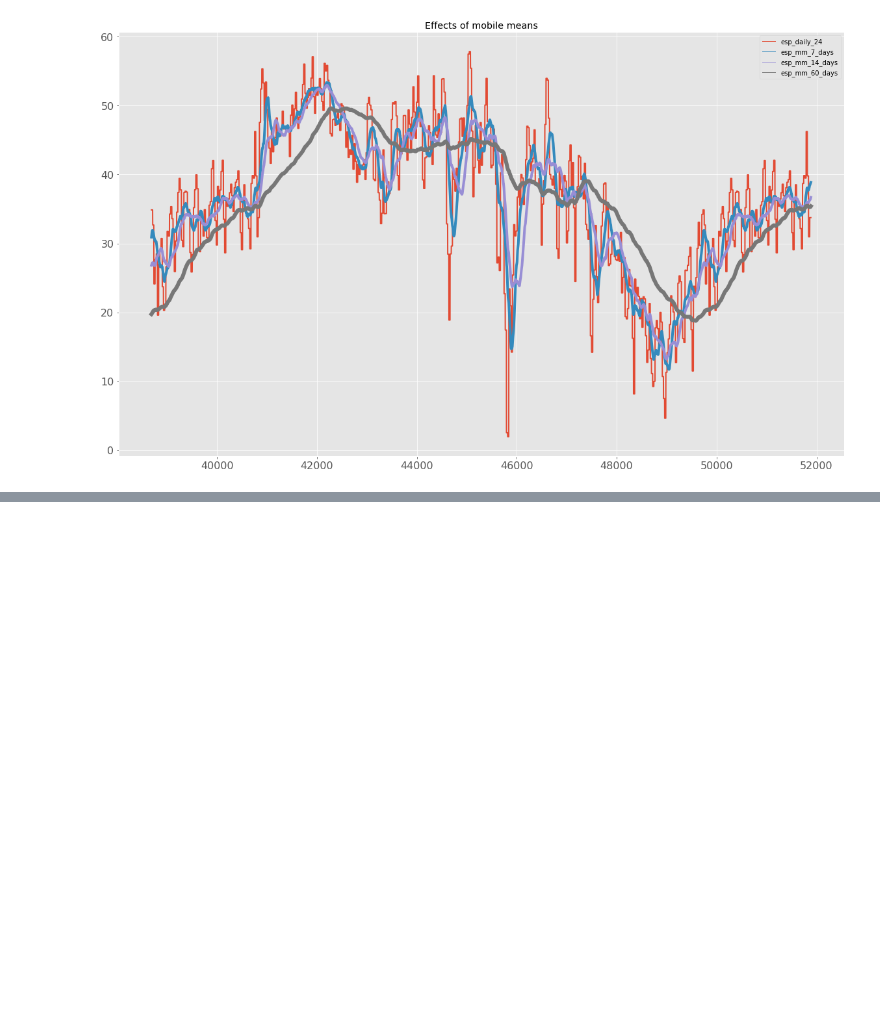
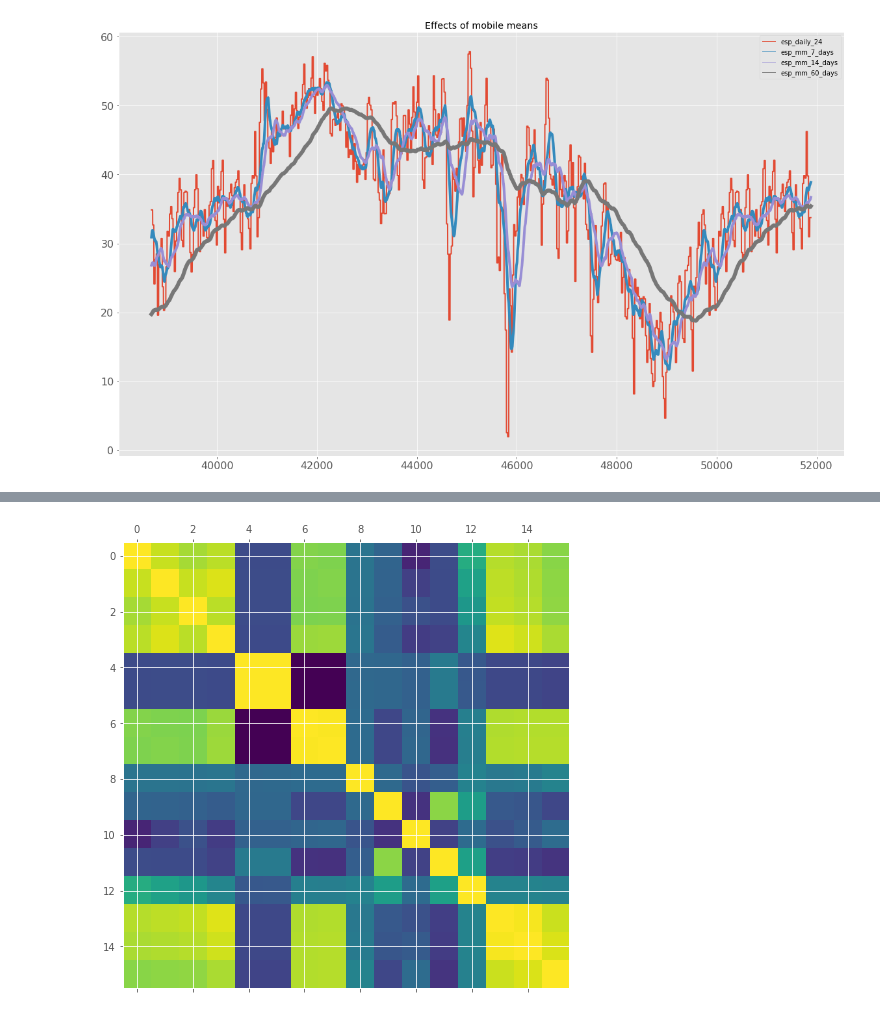
Before and after one commit to xBorja042/Energy_price_prediction, a Jupyter notebook: initial_data_Exploration.ipynb, the cells around one changed output, grey strips where cells are left out. Saved outputs shown, nothing was run; the diff lists cells and outputs as text; code cells hidden in the pictures; blank space fills up the shorter version.

```diff
--- a/initial_data_Exploration.ipynb
+++ b/initial_data_Exploration.ipynb
@@ -113,0 +155,5 @@ We can see that the longer time we are calculating the moving average, the softe
+# %%
+plt.matshow(df.corr())
+plt.show()
+# %% [output]
+[figure, added]
```
Also changed, not shown: parts of 9 cells of this notebook.
